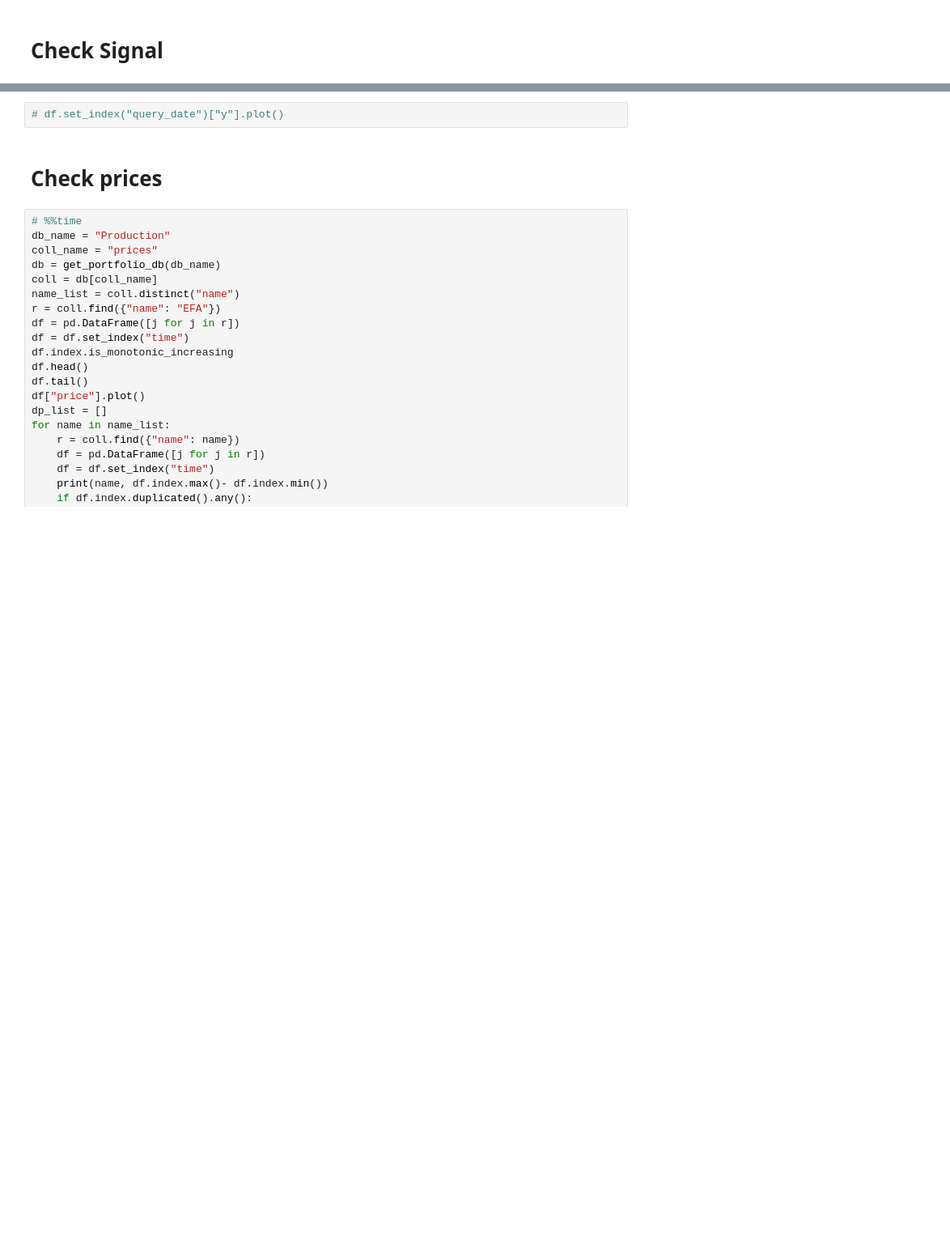
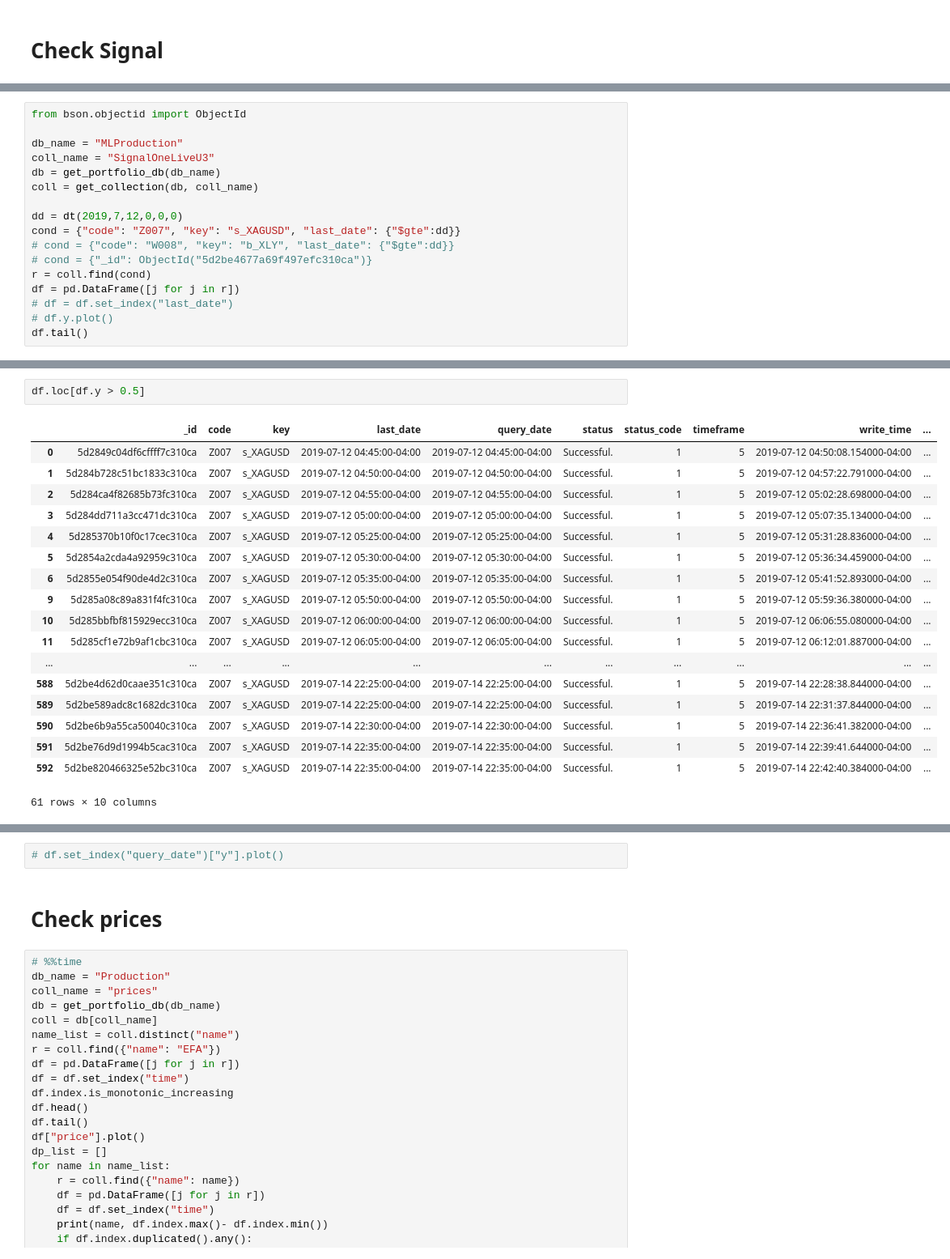
Before and after one commit to junyittcxt/CNN, a Jupyter notebook: z_CheckMongoDB.ipynb, the cells around one changed output, grey strips where cells are left out. Shown: that part at 81% size. Cells and saved outputs as stored; diff of their text form; blank space fills up the shorter version.

```diff
--- a/z_CheckMongoDB.ipynb
+++ b/z_CheckMongoDB.ipynb
@@ -58,0 +120,17 @@ df.head()
+# %%
+from bson.objectid import ObjectId
+
+db_name = "MLProduction"
+coll_name = "SignalOneLiveU3"
+db = get_portfolio_db(db_name)
+coll = get_collection(db, coll_name)
+
+dd = dt(2019,7,12,0,0,0)
+cond = {"code": "Z007", "key": "s_XAGUSD", "last_date": {"$gte":dd}}
+# cond = {"code": "W008", "key": "b_XLY", "last_date": {"$gte":dd}}
+# cond = {"_id": ObjectId("5d2be4677a69f497efc310ca")}
+r = coll.find(cond)
+df = pd.DataFrame([j for j in r])
+# df = df.set_index("last_date")
+# df.y.plot()
+df.tail()
@@ -58,0 +144,21 @@ df.head()
+# %%
+df.loc[df.y > 0.5]
+# %% [output]
+|  | _id | code | key | last_date | query_date | status | status_code | timeframe | write_time | ... |
+| 0 | 5d2849c04df6cffff7c310ca | Z007 | s_XAGUSD | 2019-07-12 04:45:00-04:00 | 2019-07-12 04:45:00-04:00 | Successful. | 1 | 5 | 2019-07-12 04:50:08.154000-04:00 | ... |
+| 1 | 5d284b728c51bc1833c310ca | Z007 | s_XAGUSD | 2019-07-12 04:50:00-04:00 | 2019-07-12 04:50:00-04:00 | Successful. | 1 | 5 | 2019-07-12 04:57:22.791000-04:00 | ... |
+| 2 | 5d284ca4f82685b73fc310ca | Z007 | s_XAGUSD | 2019-07-12 04:55:00-04:00 | 2019-07-12 04:55:00-04:00 | Successful. | 1 | 5 | 2019-07-12 05:02:28.698000-04:00 | ... |
+| 3 | 5d284dd711a3cc471dc310ca | Z007 | s_XAGUSD | 2019-07-12 05:00:00-04:00 | 2019-07-12 05:00:00-04:00 | Successful. | 1 | 5 | 2019-07-12 05:07:35.134000-04:00 | ... |
+| 4 | 5d285370b10f0c17cec310ca | Z007 | s_XAGUSD | 2019-07-12 05:25:00-04:00 | 2019-07-12 05:25:00-04:00 | Successful. | 1 | 5 | 2019-07-12 05:31:28.836000-04:00 | ... |
+| 5 | 5d2854a2cda4a92959c310ca | Z007 | s_XAGUSD | 2019-07-12 05:30:00-04:00 | 2019-07-12 05:30:00-04:00 | Successful. | 1 | 5 | 2019-07-12 05:36:34.459000-04:00 | ... |
+| 6 | 5d2855e054f90de4d2c310ca | Z007 | s_XAGUSD | 2019-07-12 05:35:00-04:00 | 2019-07-12 05:35:00-04:00 | Successful. | 1 | 5 | 2019-07-12 05:41:52.893000-04:00 | ... |
+| 9 | 5d285a08c89a831f4fc310ca | Z007 | s_XAGUSD | 2019-07-12 05:50:00-04:00 | 2019-07-12 05:50:00-04:00 | Successful. | 1 | 5 | 2019-07-12 05:59:36.380000-04:00 | ... |
+| 10 | 5d285bbfbf815929ecc310ca | Z007 | s_XAGUSD | 2019-07-12 06:00:00-04:00 | 2019-07-12 06:00:00-04:00 | Successful. | 1 | 5 | 2019-07-12 06:06:55.080000-04:00 | ... |
+| 11 | 5d285cf1e72b9af1cbc310ca | Z007 | s_XAGUSD | 2019-07-12 06:05:00-04:00 | 2019-07-12 06:05:00-04:00 | Successful. | 1 | 5 | 2019-07-12 06:12:01.887000-04:00 | ... |
+| ... | ... | ... | ... | ... | ... | ... | ... | ... | ... | ... |
+| 588 | 5d2be4d62d0caae351c310ca | Z007 | s_XAGUSD | 2019-07-14 22:25:00-04:00 | 2019-07-14 22:25:00-04:00 | Successful. | 1 | 5 | 2019-07-14 22:28:38.844000-04:00 | ... |
+| 589 | 5d2be589adc8c1682dc310ca | Z007 | s_XAGUSD | 2019-07-14 22:25:00-04:00 | 2019-07-14 22:25:00-04:00 | Successful. | 1 | 5 | 2019-07-14 22:31:37.844000-04:00 | ... |
+| 590 | 5d2be6b9a55ca50040c310ca | Z007 | s_XAGUSD | 2019-07-14 22:30:00-04:00 | 2019-07-14 22:30:00-04:00 | Successful. | 1 | 5 | 2019-07-14 22:36:41.382000-04:00 | ... |
+| 591 | 5d2be76d9d1994b5cac310ca | Z007 | s_XAGUSD | 2019-07-14 22:35:00-04:00 | 2019-07-14 22:35:00-04:00 | Successful. | 1 | 5 | 2019-07-14 22:39:41.644000-04:00 | ... |
+| 592 | 5d2be820466325e52bc310ca | Z007 | s_XAGUSD | 2019-07-14 22:35:00-04:00 | 2019-07-14 22:35:00-04:00 | Successful. | 1 | 5 | 2019-07-14 22:42:40.384000-04:00 | ... |
+61 rows × 10 columns
```
Also changed, not shown: parts of 34 cells of this notebook, 4 other files.
